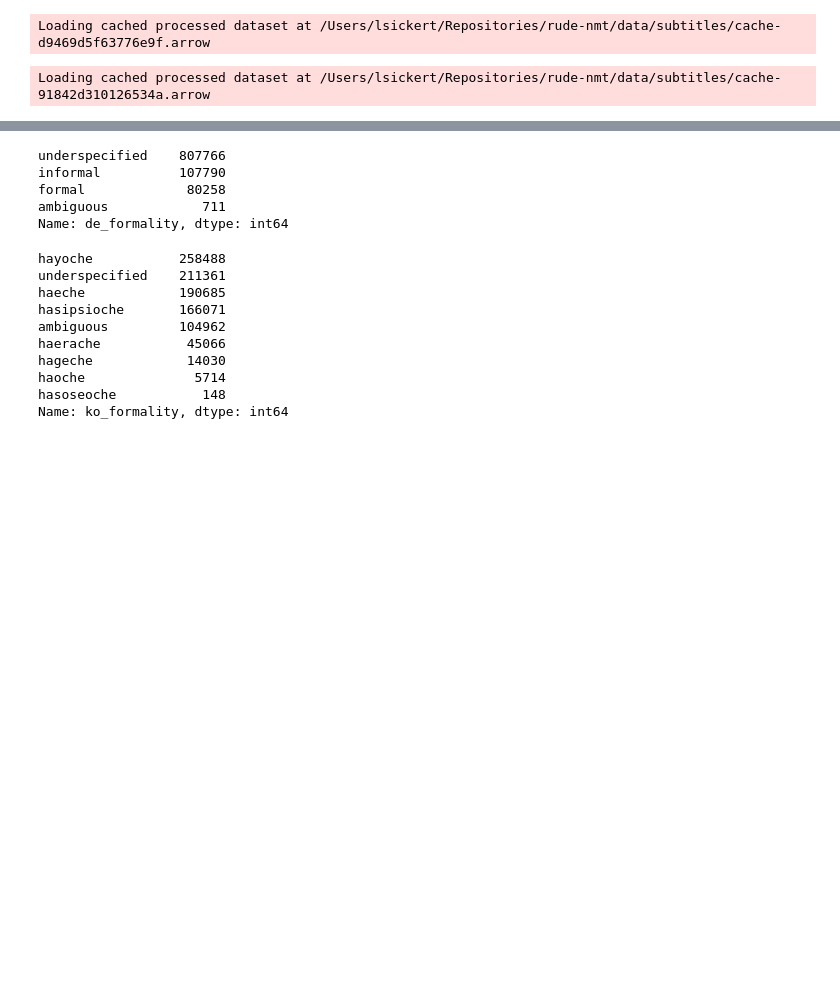
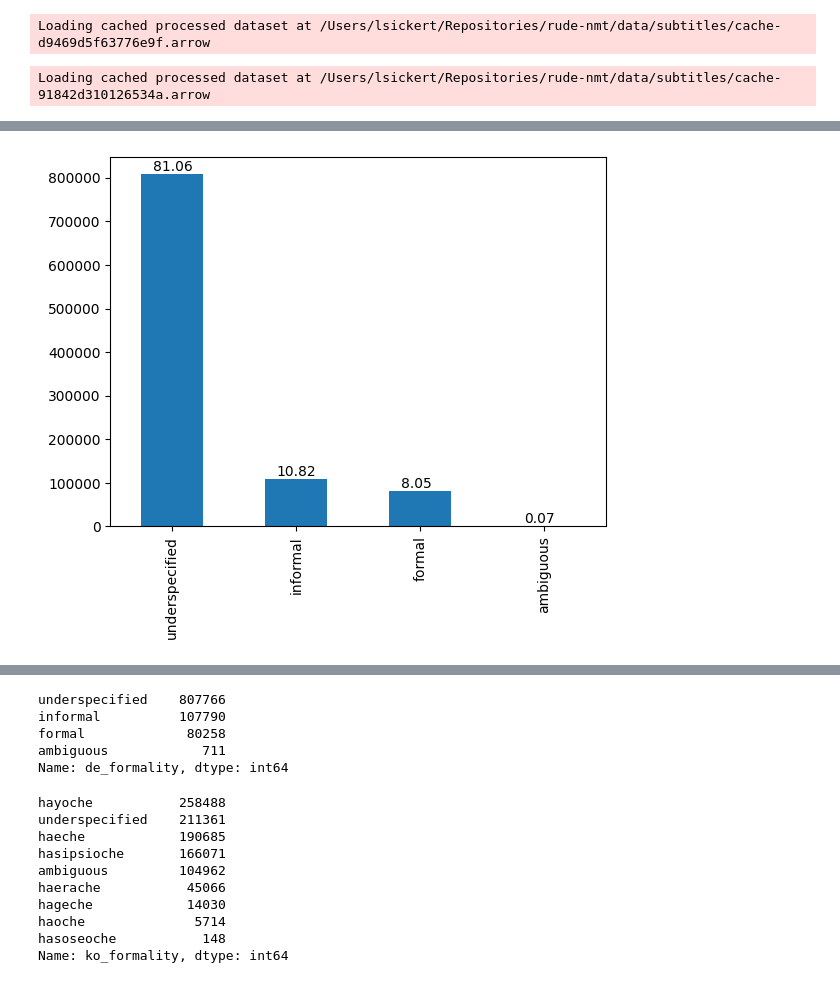
Before and after one commit to lsickert/rude-nmt, a Jupyter notebook: tatoeba.ipynb, the cells around one changed output, grey strips where cells are left out. Drawn from its saved outputs; the diff is of its cells as text; code cells hidden in the pictures; blank space fills up the shorter version.

Commit message:
update notebook with plotting functions

```diff
--- a/tatoeba.ipynb
+++ b/tatoeba.ipynb
@@ -30,0 +51,13 @@ dat = subtitle_data.to_pandas()
+# %%
+dat["de_formality"] = dat["de_formality"].astype('category')
+# %%
+rows = len(dat.index)
+ax = dat["de_formality"].value_counts().plot(kind="bar")
+for p in ax.patches:
+    b = p.get_bbox()
+    ax.annotate(str(round(p.get_height()/rows * 100,2)), ((b.x0 + b.x1)/2 - 0.16, b.y1 + 8000))
+
+fig = ax.get_figure()
+fig.savefig("german.png", bbox_inches="tight")
+# %% [output]
+[figure, added]
```
Also changed, not shown: parts of 4 cells of this notebook.
